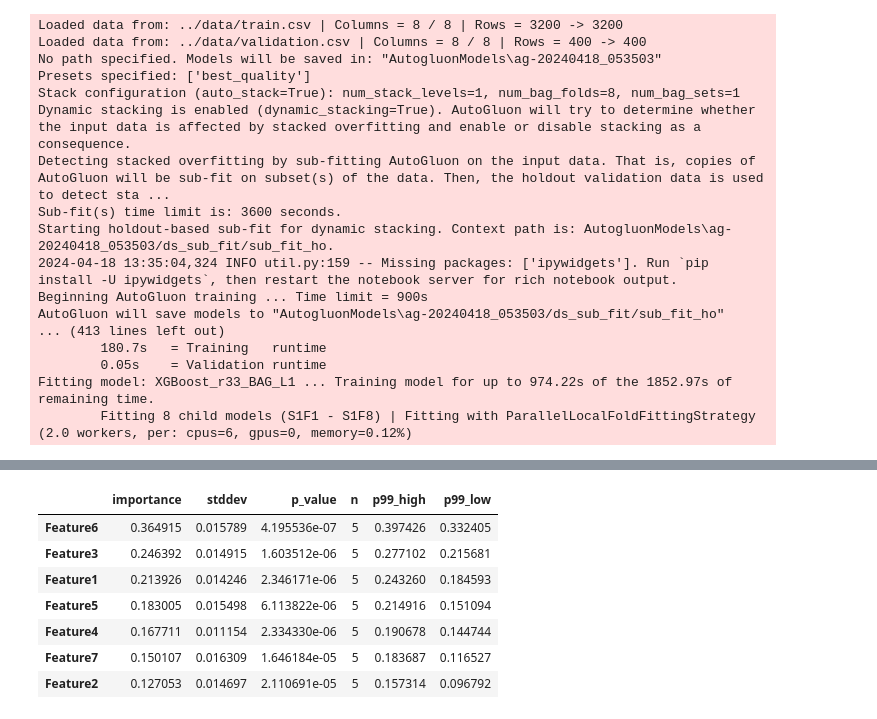
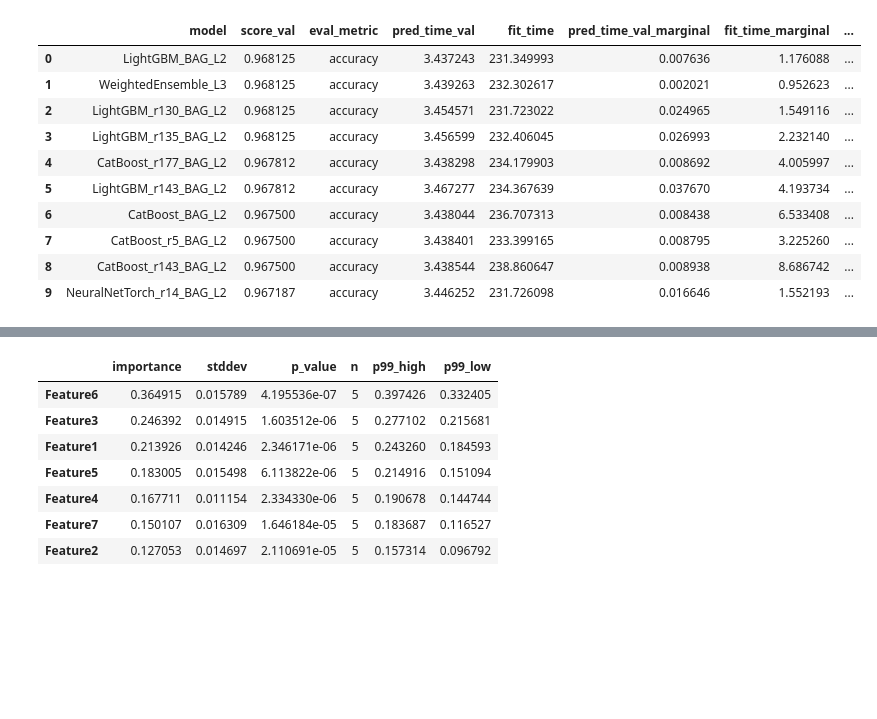
Before and after one commit to rickywesker/ml-dl-project, a Jupyter notebook: COMP5212/final-project/MachinLearningGrading/model_test.ipynb, the cells around one changed output, grey strips where cells are left out. Cells and saved outputs as stored; diff of their text form; code cells hidden in the pictures; blank space fills up the shorter version.

```diff
--- a/COMP5212/final-project/MachinLearningGrading/model_test.ipynb
+++ b/COMP5212/final-project/MachinLearningGrading/model_test.ipynb
@@ -36,26 +4,22 @@ test
 train = TabularDataset("../data/train.csv")
 test = TabularDataset("../data/validation.csv")
 label = 'Label'
-#predictor = TabularPredictor.load("../MachinLearningGrading/AutogluonModels/ag-20240417_070035")
-predictor = TabularPredictor(label=label,eval_metric='f1',).fit(train,num_gpus=1,auto_stack=True,presets='best_quality')
+predictor = TabularPredictor.load("../MachinLearningGrading/AutogluonModels/ag-20240421_101022")
+#predictor = TabularPredictor(label=label,eval_metric='accuracy',).fit(train,num_gpus=1,auto_stack=True,presets='best_quality',hyperparameters={"GBM":{}, "CAT":{}, "XGB":{},"RF":{},"XT":{}})
-# %% [output]
-Loaded data from: ../data/train.csv | Columns = 8 / 8 | Rows = 3200 -> 3200
-Loaded data from: ../data/validation.csv | Columns = 8 / 8 | Rows = 400 -> 400
-No path specified. Models will be saved in: "AutogluonModels\ag-20240418_053503"
-Presets specified: ['best_quality']
-Stack configuration (auto_stack=True): num_stack_levels=1, num_bag_folds=8, num_bag_sets=1
-Dynamic stacking is enabled (dynamic_stacking=True). AutoGluon will try to determine whether the input data is affected by stacked overfitting and enable or disable stacking as a consequence.
-Detecting stacked overfitting by sub-fitting AutoGluon on the input data. That is, copies of AutoGluon will be sub-fit on subset(s) of the data. Then, the holdout validation data is used to detect sta ...
-Sub-fit(s) time limit is: 3600 seconds.
-Starting holdout-based sub-fit for dynamic stacking. Context path is: AutogluonModels\ag-20240418_053503/ds_sub_fit/sub_fit_ho.
-2024-04-18 13:35:04,324 INFO util.py:159 -- Missing packages: ['ipywidgets']. Run `pip install -U ipywidgets`, then restart the notebook server for rich notebook output.
-Beginning AutoGluon training ... Time limit = 900s
-AutoGluon will save models to "AutogluonModels\ag-20240418_053503/ds_sub_fit/sub_fit_ho"
-... (413 lines left out)
-        180.7s   = Training   runtime
-        0.05s    = Validation runtime
-Fitting model: XGBoost_r33_BAG_L1 ... Training model for up to 974.22s of the 1852.97s of remaining time.
-        Fitting 8 child models (S1F1 - S1F8) | Fitting with ParallelLocalFoldFittingStrategy (2.0 workers, per: cpus=6, gpus=0, memory=0.12%)
+# %%
+predictor.leaderboard().head(10)
+# %% [output]
+|  | model | score_val | eval_metric | pred_time_val | fit_time | pred_time_val_marginal | fit_time_marginal | ... |
+| 0 | LightGBM_BAG_L2 | 0.968125 | accuracy | 3.437243 | 231.349993 | 0.007636 | 1.176088 | ... |
+| 1 | WeightedEnsemble_L3 | 0.968125 | accuracy | 3.439263 | 232.302617 | 0.002021 | 0.952623 | ... |
+| 2 | LightGBM_r130_BAG_L2 | 0.968125 | accuracy | 3.454571 | 231.723022 | 0.024965 | 1.549116 | ... |
+| 3 | LightGBM_r135_BAG_L2 | 0.968125 | accuracy | 3.456599 | 232.406045 | 0.026993 | 2.232140 | ... |
+| 4 | CatBoost_r177_BAG_L2 | 0.967812 | accuracy | 3.438298 | 234.179903 | 0.008692 | 4.005997 | ... |
+| 5 | LightGBM_r143_BAG_L2 | 0.967812 | accuracy | 3.467277 | 234.367639 | 0.037670 | 4.193734 | ... |
+| 6 | CatBoost_BAG_L2 | 0.967500 | accuracy | 3.438044 | 236.707313 | 0.008438 | 6.533408 | ... |
+| 7 | CatBoost_r5_BAG_L2 | 0.967500 | accuracy | 3.438401 | 233.399165 | 0.008795 | 3.225260 | ... |
+| 8 | CatBoost_r143_BAG_L2 | 0.967500 | accuracy | 3.438544 | 238.860647 | 0.008938 | 8.686742 | ... |
+| 9 | NeuralNetTorch_r14_BAG_L2 | 0.967187 | accuracy | 3.446252 | 231.726098 | 0.016646 | 1.552193 | ... |
 # %%
 predictor.leaderboard().head(10)
 # %% [output]
```
Also changed, not shown: parts of 7 cells of this notebook, 1 other file.
